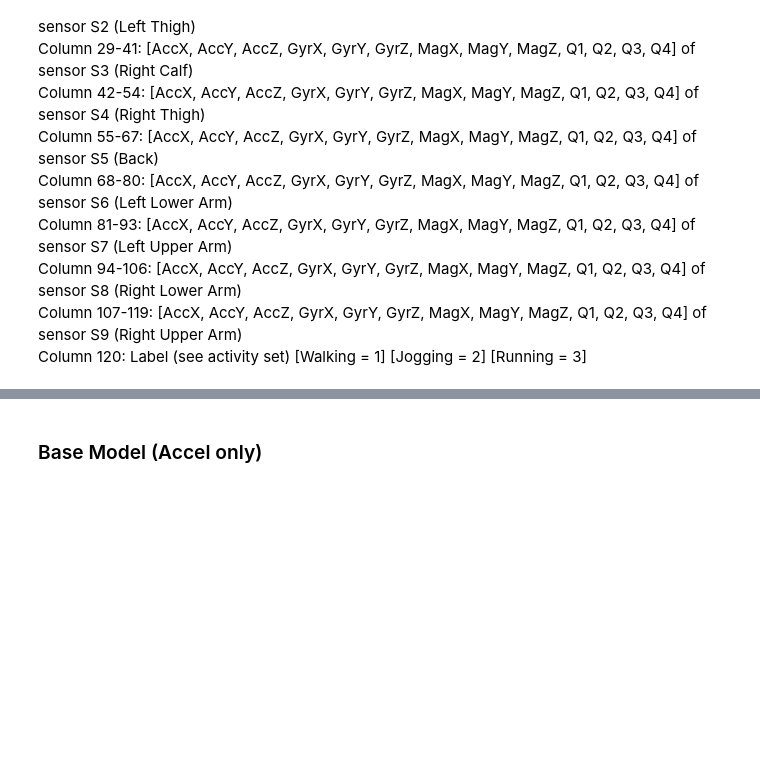
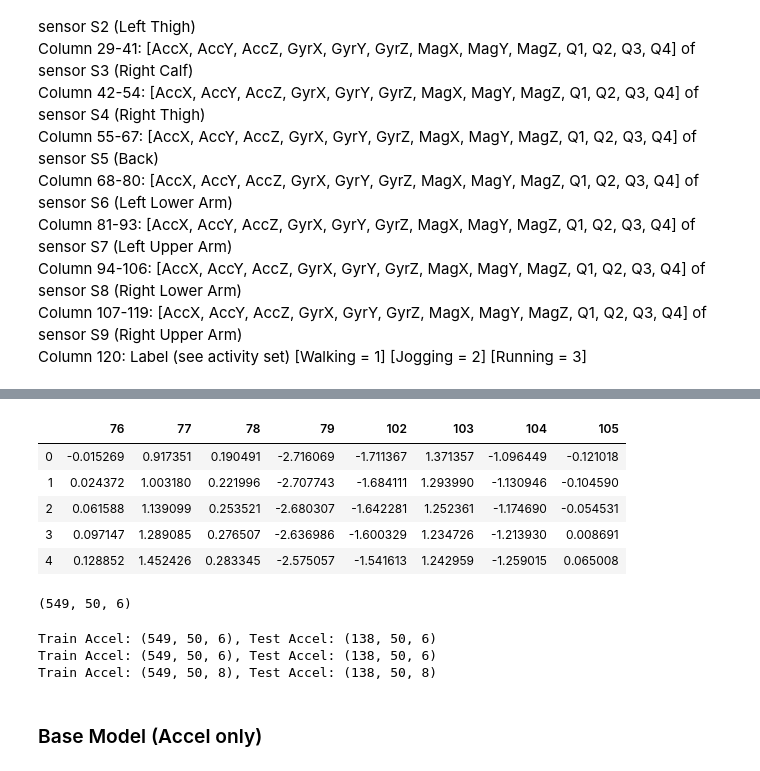
Before and after one commit to raymondng76/PRS-ISSM-2019-09-09-IS1FT-CA3, a Jupyter notebook: code/CA3.ipynb, the cells around one changed output, grey strips where cells are left out. Saved outputs shown, nothing was run; the diff lists cells and outputs as text; code cells hidden in the pictures; blank space fills up the shorter version.

```diff
--- a/code/CA3.ipynb
+++ b/code/CA3.ipynb
@@ -250,0 +130,6 @@ test_accel.shape
+# %%
+def makeSensorDataSet(df):
+    """Make a secondary dataset from a single activity dataset"""
+    accel, gyro, quart = splitSensor(df)
+    accel, gyro, quart = resetIndex(accel, gyro, quart)
+    return accel, gyro, quart
@@ -250,0 +154,3 @@ test_accel.shape
+# %%
+%%time
+walk, jog, run = makeDataset()
@@ -250,0 +193,14 @@ test_accel.shape
+# %%
+quartS.head()
+# %% [output]
+|  | 76 | 77 | 78 | 79 | 102 | 103 | 104 | 105 |
+| 0 | -0.015269 | 0.917351 | 0.190491 | -2.716069 | -1.711367 | 1.371357 | -1.096449 | -0.121018 |
+| 1 | 0.024372 | 1.003180 | 0.221996 | -2.707743 | -1.684111 | 1.293990 | -1.130946 | -0.104590 |
+| 2 | 0.061588 | 1.139099 | 0.253521 | -2.680307 | -1.642281 | 1.252361 | -1.174690 | -0.054531 |
+| 3 | 0.097147 | 1.289085 | 0.276507 | -2.636986 | -1.600329 | 1.234726 | -1.213930 | 0.008691 |
+| 4 | 0.128852 | 1.452426 | 0.283345 | -2.575057 | -1.541613 | 1.242959 | -1.259015 | 0.065008 |
+# %%
+anp = np.array(acc)
+anp.shape
+# %% [output]
+(549, 50, 6)
@@ -251,3 +219,11 @@ test_accel.shape
+# %%
+print(f'Train Accel: {train_accel.shape}, Test Accel: {test_accel.shape}')
+print(f'Train Accel: {train_gyro.shape}, Test Accel: {test_gyro.shape}')
+print(f'Train Accel: {train_quart.shape}, Test Accel: {test_quart.shape}')
+# %% [output]
+Train Accel: (549, 50, 6), Test Accel: (138, 50, 6)
+Train Accel: (549, 50, 6), Test Accel: (138, 50, 6)
+Train Accel: (549, 50, 8), Test Accel: (138, 50, 8)
 # %%
 seed = 42
 np.random.seed(seed)
```
Also changed, not shown: parts of 53 cells of this notebook.
